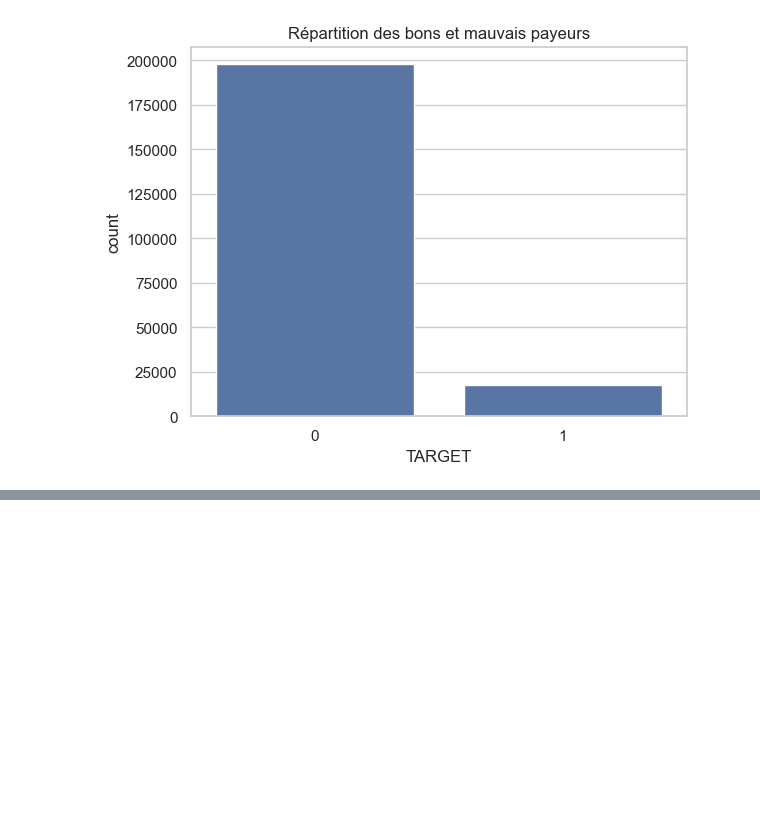
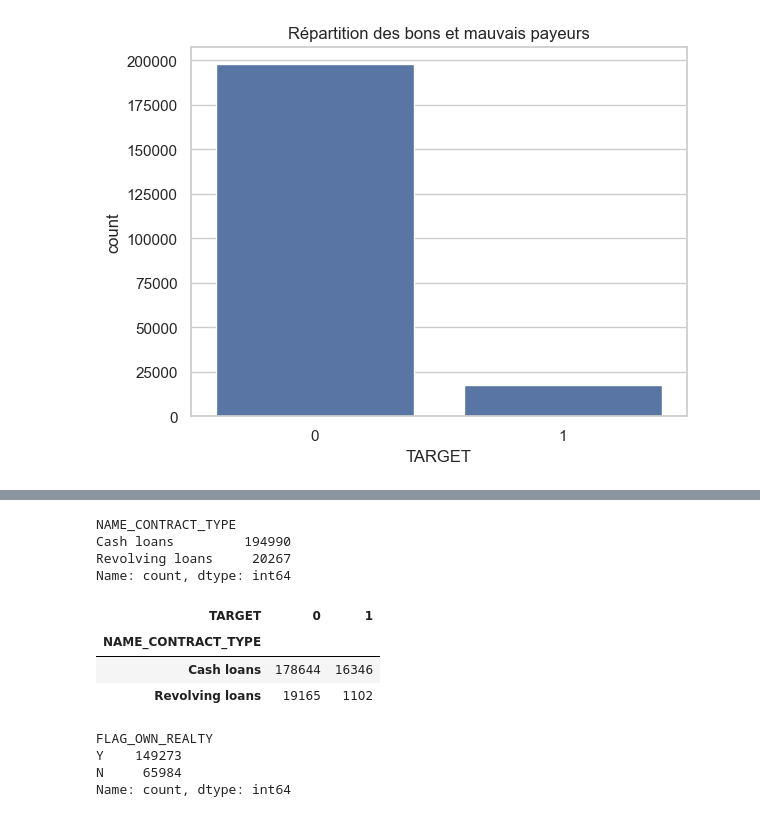
Before and after one commit to TheEngHamza/CreditRisk_HomeCredit, a Jupyter notebook: notebooks/01_EDA.ipynb, the cells around one changed output, grey strips where cells are left out. Drawn from its saved outputs; the diff is of its cells as text; code cells hidden in the pictures; blank space fills up the shorter version.

```diff
--- a/notebooks/01_EDA.ipynb
+++ b/notebooks/01_EDA.ipynb
@@ -121,0 +169,21 @@ plt.show()
+# %%
+df["NAME_CONTRACT_TYPE"].value_counts()
+# %% [output]
+NAME_CONTRACT_TYPE
+Cash loans         194990
+Revolving loans     20267
+Name: count, dtype: int64
+# %%
+pd.crosstab(df["NAME_CONTRACT_TYPE"], df["TARGET"])
+# %% [output]
+| TARGET | 0 | 1 |
+| NAME_CONTRACT_TYPE |  |  |
+| Cash loans | 178644 | 16346 |
+| Revolving loans | 19165 | 1102 |
+# %%
+df["FLAG_OWN_REALTY"].value_counts()
+# %% [output]
+FLAG_OWN_REALTY
+Y    149273
+N     65984
+Name: count, dtype: int64
```
Also changed, not shown: parts of 12 cells of this notebook, 1 other file.
